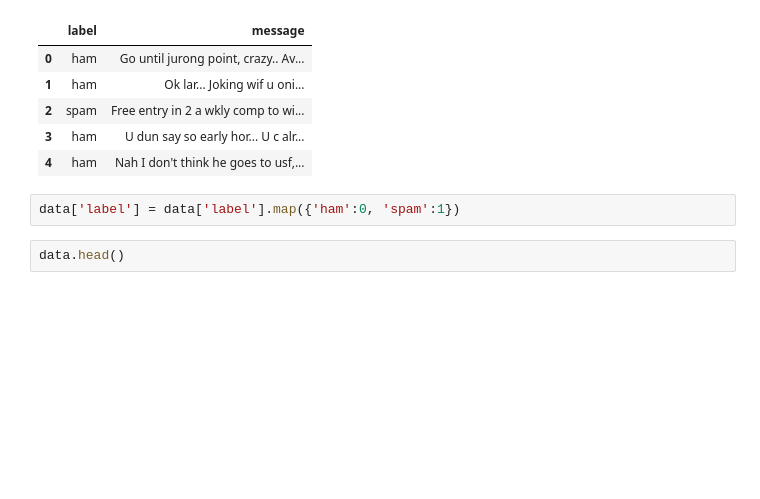
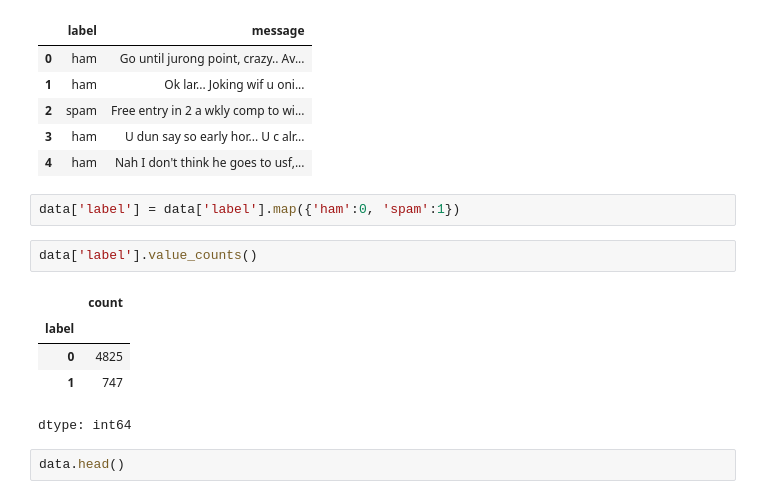
Before and after one commit to hosseinrezaie0/CI-T.A-Dr.Helmi, a Jupyter notebook: Neural Network/Perceptron/CI_NN_Perceptron_Spam_Detection.ipynb, the cells around one changed output. Saved outputs shown, nothing was run; the diff lists cells and outputs as text; blank space fills up the shorter version.

```diff
--- a/Neural Network/Perceptron/CI_NN_Perceptron_Spam_Detection.ipynb
+++ b/Neural Network/Perceptron/CI_NN_Perceptron_Spam_Detection.ipynb
@@ -22,6 +22,14 @@ data.head()
 | 4 | ham | Nah I don't think he goes to usf,... |
 # %%
 data['label'] = data['label'].map({'ham':0, 'spam':1})
+# %%
+data['label'].value_counts()
+# %% [output]
+|  | count |
+| label |  |
+| 0 | 4825 |
+| 1 | 747 |
+dtype: int64
 # %%
 data.head()
 # %% [output]
```
Also changed, not shown: parts of 2 cells of this notebook.
